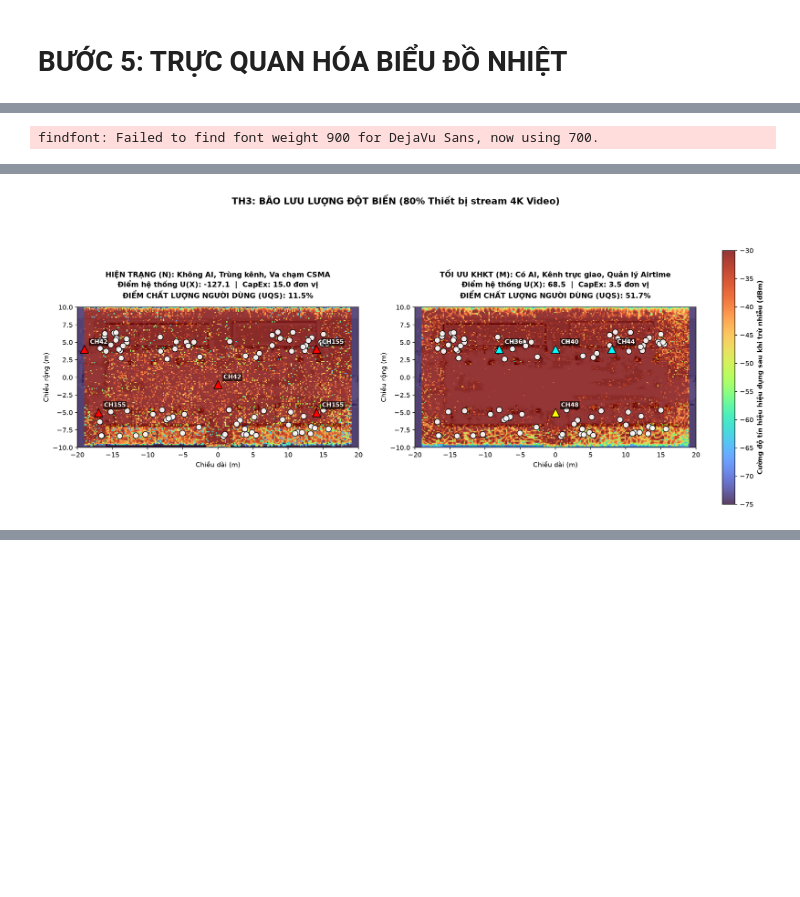
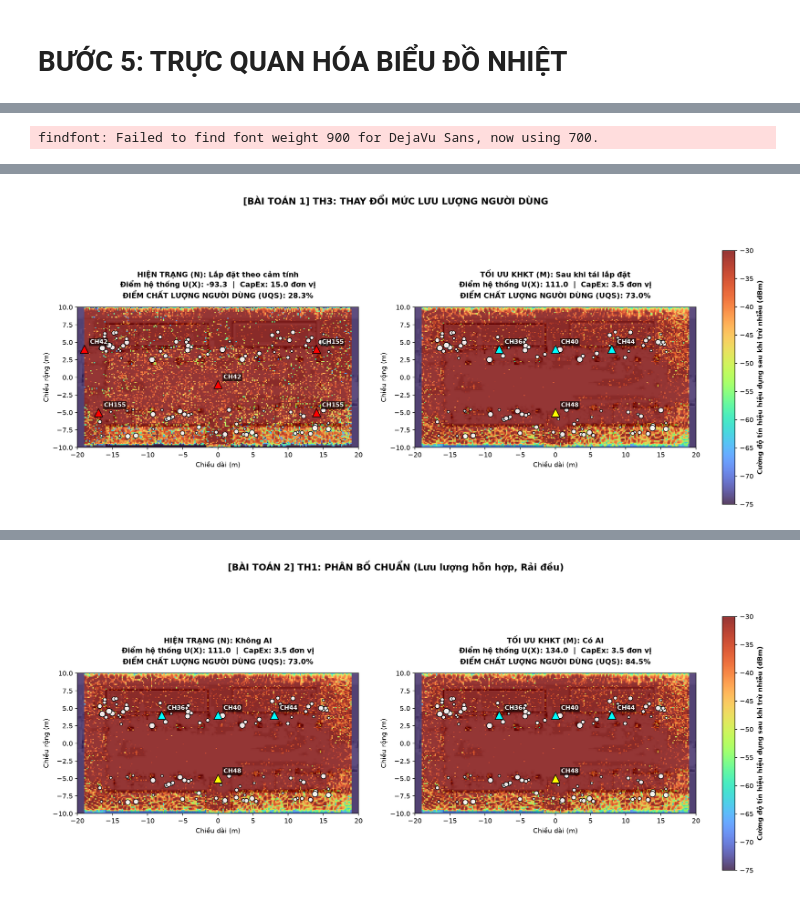
Before and after one commit to student242107-cell/KHKT_2026_WIFI_RL, a Jupyter notebook: notebooks/01_topology_raytracing.ipynb, the cells around one changed output, grey strips where cells are left out. Saved outputs shown, nothing was run; the diff lists cells and outputs as text; code cells hidden in the pictures; blank space fills up the shorter version.

Commit message:
Nâng cấp lời giải cho bài toán 1

```diff
--- a/notebooks/01_topology_raytracing.ipynb
+++ b/notebooks/01_topology_raytracing.ipynb
@@ -366,7 +368,61 @@ print("\n[*] Đang chấm điểm Baseline Hiện trạng mạng (N)...")
 _, _, _, baseline_metric = simulate_evaluate_topology(current_aps, is_ai_enabled=False, cached_fields=cached_fields)
 print(f"[-] Điểm UQS Baseline: {baseline_metric['uqs_%']:.1f}% | CapEx: {baseline_metric['capex']} => U(N) = {baseline_metric['score']:.1f}")
 
-def visualize_heatmap(users_case, case_title):
+def visuallize_test_topologY(users_case, case_title):
+    # Cập nhật biến toàn cục 'users' để hàm dym_realtime_optimize_with_users lấy đúng dữ liệu
+        global users
+        users = users_case
+
+        fig, axes = plt.subplots(1, 2, figsize=(18, 7), dpi=150)
+        extent_bounds = [-SX/2, SX/2, -SY/2, SY/2]
+
+        scenarios = [
+            (current_aps, False, "HIỆN TRẠNG (N): Lắp đặt theo cảm tính"),
+            (optimized_aps, False, "TỐI ƯU KHKT (M): Sau khi tái lắp đặt")
+        ]
+
+        for ax, (aps_config, ai_flag, label) in zip(axes, scenarios):
+            diel, rssi, sinr, metrics = simulate_evaluate_topology(aps_config, is_ai_enabled=ai_flag)
+
+            effective_qos_dbm = rssi - np.maximum(0.0, (16.0 - sinr) * 1.8)
+
+            # Mở rộng viền hiển thị bảo toàn không gian lớp học
+            x_lin = np.linspace(-SX/2, SX/2, diel.shape[0])[:, None]
+            y_lin = np.linspace(-SY/2, SY/2, diel.shape[1])[None, :]
+            outside_school = (np.abs(x_lin) > 19.0) | (y_lin < -12.5) | (y_lin > 10.5)
+            effective_qos_dbm[outside_school] = -74.0
+
+            ax.imshow(diel.T, cmap='binary', origin='lower', extent=extent_bounds)
+            im = ax.imshow(effective_qos_dbm.T, cmap='turbo', alpha=0.80, vmin=-75, vmax=-30, origin='lower', extent=extent_bounds)
+
+            # VẼ AP
+            for (x, y, tx, ch, bw, cost) in aps_config:
+                marker_color = 'red' if cost == 3.0 else ('cyan' if cost == 1.0 else 'yellow')
+                ax.scatter(x, y, c=marker_color, edgecolors='black', s=160, marker='^', zorder=5)
+                ax.text(x + 0.8, y + 0.8, f"CH{ch}",
+                        color='white', fontsize=9, fontweight='bold',
+                        bbox=dict(facecolor='black', alpha=0.65, edgecolor='none', pad=1.5), zorder=6)
+
+            # VẼ CHẤT ĐIỂM NGƯỜI DÙNG
+            for u in users_case:
+                if u['demand_level'] > 0:
+                    ax.scatter(u['x'], u['y'], c='white', edgecolors='black', s=u['demand_level']*15, marker='o', alpha=0.9, zorder=4)
+
+            title_text = (
+                f"{label}\n"
+                f"Điểm hệ thống U(X): {metrics['score']:.1f}  |  CapEx: {metrics['capex']} đơn vị\n"
+                f"ĐIỂM CHẤT LƯỢNG NGƯỜI DÙNG (UQS): {metrics['uqs_%']:.1f}%"
+            )
+            ax.set_title(title_text, fontsize=11, fontweight='bold', pad=14)
+            ax.set_xlabel("Chiều dài (m)")
+            ax.set_ylabel("Chiều rộng (m)")
+
+        cbar = fig.colorbar(im, ax=axes.ravel().tolist(), fraction=0.02, pad=0.04)
+        cbar.set_label("Cường độ tín hiệu hiệu dụng sau khi trừ nhiễu (dBm)", fontweight='bold')
+        plt.suptitle(case_title, fontsize=14, fontweight='900', y=1.05)
+        plt.show()
+
+def visualize_test_RL(users_case, case_title):
     # Cập nhật biến toàn cục 'users' để hàm dym_realtime_optimize_with_users lấy đúng dữ liệu
     global users
     users = users_case
@@ -375,8 +431,8 @@ def visualize_heatmap(users_case, case_title):
     extent_bounds = [-SX/2, SX/2, -SY/2, SY/2]
 
     scenarios = [
-        (current_aps, False, "HIỆN TRẠNG (N): Không AI, Trùng kênh, Va chạm CSMA"),
-        (optimized_aps, True, "TỐI ƯU KHKT (M): Có AI, Kênh trực giao, Quản lý Airtime")
+        (optimized_aps, False, "HIỆN TRẠNG (N): Không AI"),
+        (optimized_aps, True, "TỐI ƯU KHKT (M): Có AI")
     ]
 
     for ax, (aps_config, ai_flag, label) in zip(axes, scenarios):
@@ -397,7 +453,9 @@ def visualize_heatmap(users_case, case_title):
         for (x, y, tx, ch, bw, cost) in aps_config:
             marker_color = 'red' if cost == 3.0 else ('cyan' if cost == 1.0 else 'yellow')
             ax.scatter(x, y, c=marker_color, edgecolors='black', s=160, marker='^', zorder=5)
-            ax.text(x + 0.8, y + 0.8, f"CH{ch}", color='white', fontsize=9, fontweight='bold', bbox=dict(facecolor='black', alpha=0.65, edgecolor='none', pad=1.5), zorder=6)
+            ax.text(x + 0.8, y + 0.8, f"CH{ch}",
+                    color='white', fontsize=9, fontweight='bold',
+                    bbox=dict(facecolor='black', alpha=0.65, edgecolor='none', pad=1.5), zorder=6)
 
         # VẼ CHẤT ĐIỂM NGƯỜI DÙNG
         for u in users_case:
@@ -418,10 +476,15 @@ def visualize_heatmap(users_case, case_title):
     plt.suptitle(case_title, fontsize=14, fontweight='900', y=1.05)
     plt.show()
 
-# Gọi xuất 3 sơ đồ riêng biệt
-visualize_heatmap(users_case1, "TH1: PHÂN BỐ CHUẨN (Lưu lượng hỗn hợp, Rải đều)")
-visualize_heatmap(users_case2, "TH2: DỊCH CHUYỂN KHÔNG GIAN (Tập trung Căng-tin & Hành lang)")
-visualize_heatmap(users_case3, "TH3: BÃO LƯU LƯỢNG ĐỘT BIẾN (80% Thiết bị stream 4K Video)")
+# CHỨNG MINH TÍNH ƯU VIỆT CỦA QUY HOẠCH TOPOLOGY (BÀI TOÁN 1)
+visuallize_test_topologY(users_case1, "[BÀI TOÁN 1] TH1: PHÂN BỐ CHUẨN (Lưu lượng hỗn hợp, Rải đều)")
+visuallize_test_topologY(users_case2, "[BÀI TOÁN 1] TH2: THAY ĐỔI VỊ TRÍ NGƯỜI DÙNG")
+visuallize_test_topologY(users_case1, "[BÀI TOÁN 1] TH3: THAY ĐỔI MỨC LƯU LƯỢNG NGƯỜI DÙNG")
+
+# CHỨNG MINH TÍNH TƯU VIỆT CỦA TÁC TỬ RL (Ở BÀI TOÁN 2)
+visualize_test_RL(users_case1, "[BÀI TOÁN 2] TH1: PHÂN BỐ CHUẨN (Lưu lượng hỗn hợp, Rải đều)")
+visualize_test_RL(users_case2, "[BÀI TOÁN 2] TH2: THAY ĐỔI VỊ TRÍ NGƯỜI DÙNG")
+visualize_test_RL(users_case3, "[BÀI TOÁN 2] TH3: THAY ĐỔI MỨC LƯU LƯỢNG NGƯỜI DÙNG")
 # %% [output]
 [*] Bắt đầu Thuật toán Tự động Quy hoạch hướng Người dùng (UQS Auto-Optimizer)...
 -----------
@@ -478,3 +541,3 @@ time for set_epsilon = 8.87039 s
 -----------
 run 0 finished at t = 120.0 (1440 timesteps)
-[figure, old version]
+[figure, new version]
@@ -480,0 +561 @@ run 0 finished at t = 120.0 (1440 timesteps)
+[figure, added]
```
Also changed, not shown: parts of 3 cells of this notebook.
